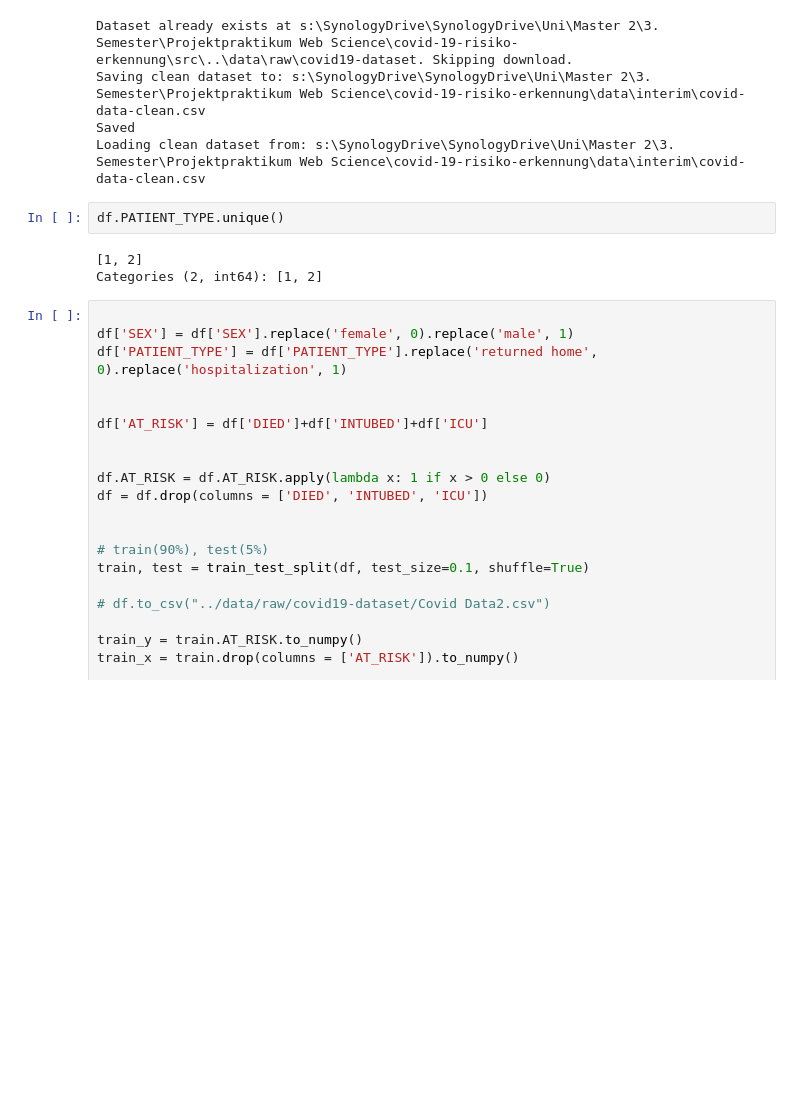
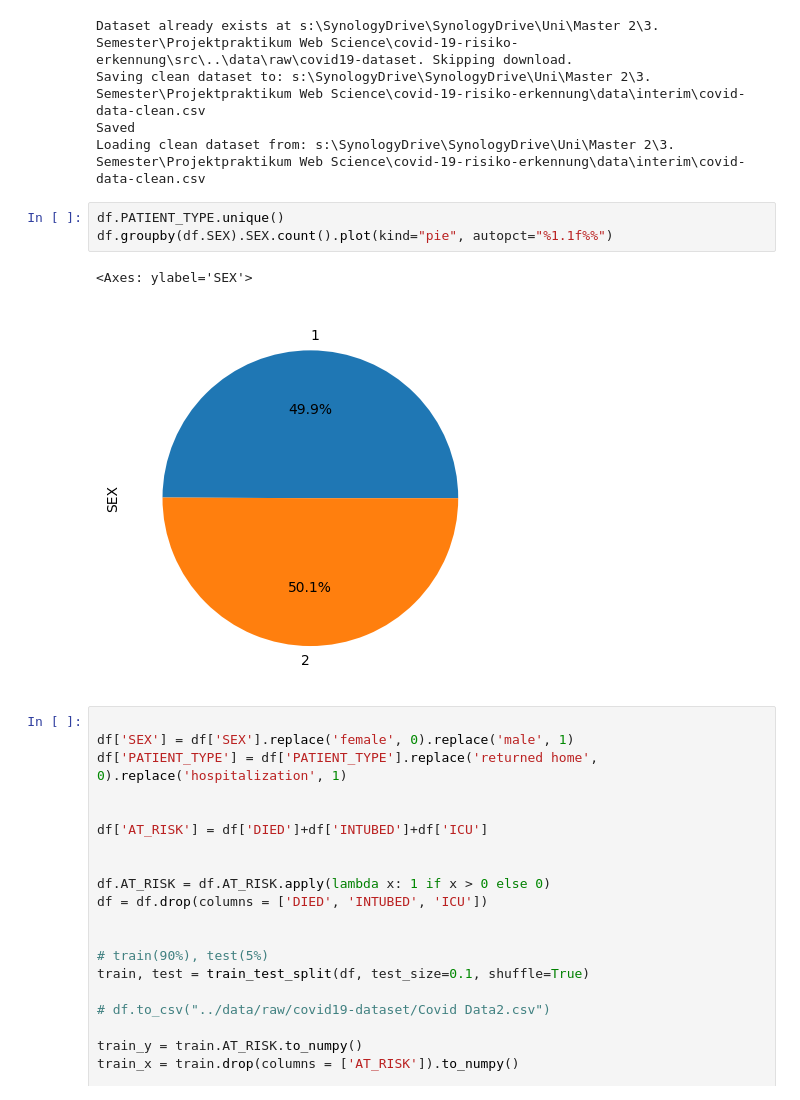
Before and after one commit to roink/covid-19-risiko-erkennung, a Jupyter notebook: notebooks/1.01-RC-Analyse.ipynb, the cells around one changed output. Saved outputs shown, nothing was run; the diff lists cells and outputs as text; blank space fills up the shorter version.

Commit message:
Images für die Präsi erstellt.

```diff
--- a/notebooks/1.01-RC-Analyse.ipynb
+++ b/notebooks/1.01-RC-Analyse.ipynb
@@ -34,11 +34,12 @@ Dataset already exists at s:\SynologyDrive\SynologyDrive\Uni\Master 2\3. Semeste
 Saving clean dataset to: s:\SynologyDrive\SynologyDrive\Uni\Master 2\3. Semester\Projektpraktikum Web Science\covid-19-risiko-erkennung\data\interim\covid-data-clean.csv
 Saved
 Loading clean dataset from: s:\SynologyDrive\SynologyDrive\Uni\Master 2\3. Semester\Projektpraktikum Web Science\covid-19-risiko-erkennung\data\interim\covid-data-clean.csv
-# %%
-df.PATIENT_TYPE.unique()
-# %% [output]
-[1, 2]
-Categories (2, int64): [1, 2]
+# %%
+df.PATIENT_TYPE.unique()
+df.groupby(df.SEX).SEX.count().plot(kind="pie", autopct="%1.1f%%")
+# %% [output]
+<Axes: ylabel='SEX'>
+[figure, added]
 # %%
 
 df['SEX'] = df['SEX'].replace('female', 0).replace('male', 1)
```
Also changed, not shown: parts of 7 cells of this notebook.
